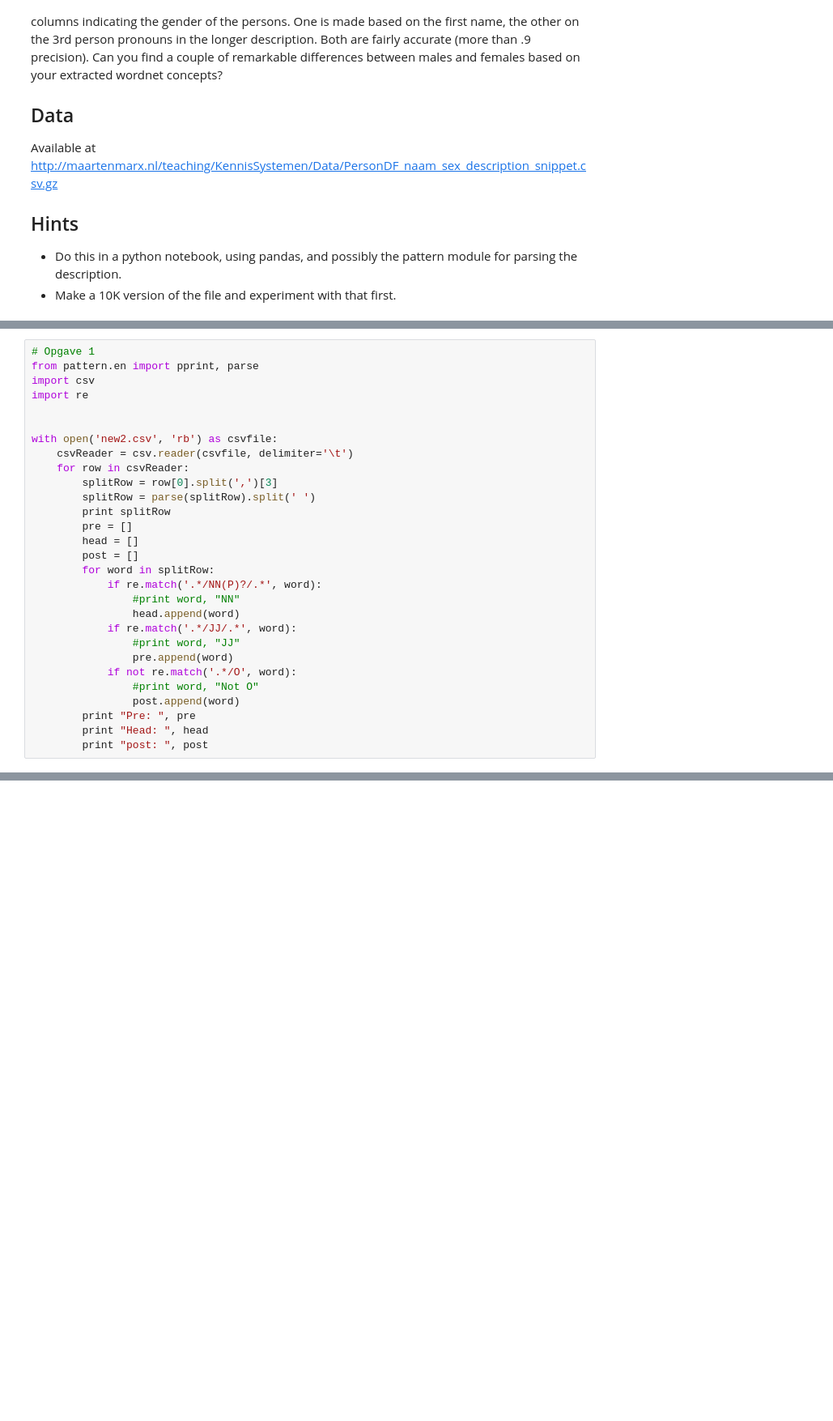
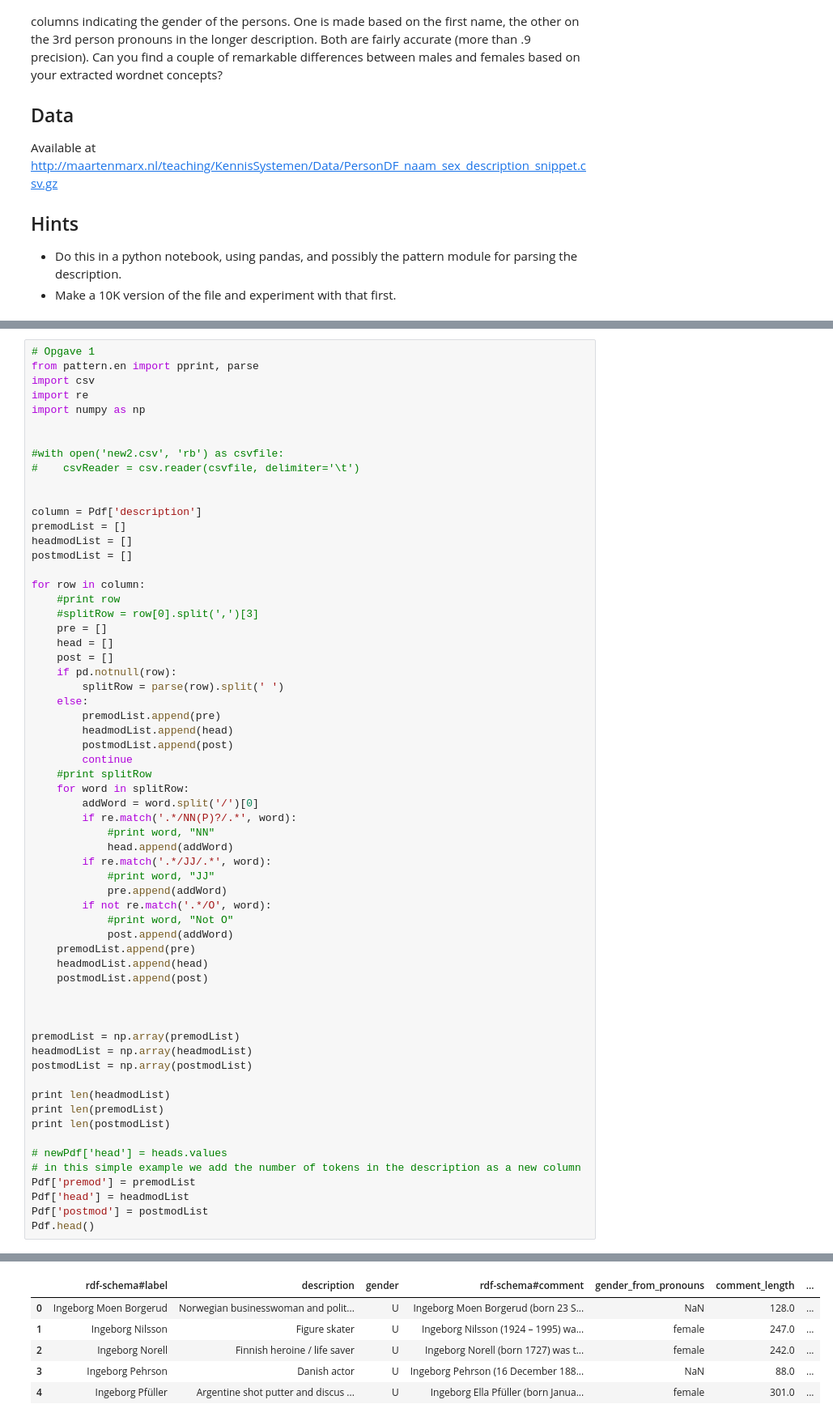
Before and after one commit to deZakelijke/Kennissystemen, a Jupyter notebook: Python/week7.ipynb, the cells around one changed output, grey strips where cells are left out. Shown at 81% size. Cells and saved outputs as stored; diff of their text form; blank space fills up the shorter version.

```diff
--- a/Python/week7.ipynb
+++ b/Python/week7.ipynb
@@ -56,28 +83,61 @@ Available at <http://maartenmarx.nl/teaching/KennisSystemen/Data/PersonDF_naam_s
 from pattern.en import pprint, parse
 import csv
 import re
+import numpy as np
 
 
-with open('new2.csv', 'rb') as csvfile:
-    csvReader = csv.reader(csvfile, delimiter='\t')
-    for row in csvReader:
-        splitRow = row[0].split(',')[3]
-        splitRow = parse(splitRow).split(' ')
-        print splitRow
-        pre = []
-        head = []
-        post = []
-        for word in splitRow:
-            if re.match('.*/NN(P)?/.*', word):
-                #print word, "NN"
-                head.append(word)
-            if re.match('.*/JJ/.*', word):
-                #print word, "JJ"
-                pre.append(word)
-            if not re.match('.*/O', word):
-                #print word, "Not O"
-                post.append(word)
-        print "Pre: ", pre
-        print "Head: ", head
-        print "post: ", post
+#with open('new2.csv', 'rb') as csvfile:
+#    csvReader = csv.reader(csvfile, delimiter='\t')
+
+
+column = Pdf['description']
+premodList = []
+headmodList = []
+postmodList = []
+
+for row in column:
+    #print row
+    #splitRow = row[0].split(',')[3]
+    pre = []
+    head = []
+    post = []
+    if pd.notnull(row):
+        splitRow = parse(row).split(' ')
+    else:
+        premodList.append(pre)
+        headmodList.append(head)
+        postmodList.append(post)
+        continue
+    #print splitRow
+    for word in splitRow:
+        addWord = word.split('/')[0]
+        if re.match('.*/NN(P)?/.*', word):
+            #print word, "NN"
+            head.append(addWord)
+        if re.match('.*/JJ/.*', word):
+            #print word, "JJ"
+            pre.append(addWord)
+        if not re.match('.*/O', word):
+            #print word, "Not O"
+            post.append(addWord)
+    premodList.append(pre)
+    headmodList.append(head)
+    postmodList.append(post)
+
+
+
+premodList = np.array(premodList)
+headmodList = np.array(headmodList)
+postmodList = np.array(postmodList)
+
+print len(headmodList)
+print len(premodList)
+print len(postmodList)
+
+# newPdf['head'] = heads.values
+# in this simple example we add the number of tokens in the description as a new column
+Pdf['premod'] = premodList
+Pdf['head'] = headmodList
+Pdf['postmod'] = postmodList
+Pdf.head()
 # %% [output]
@@ -101,3 +147,9 @@ post:  []
+|  | rdf-schema#label | description | gender | rdf-schema#comment | gender_from_pronouns | comment_length | ... |
+| 0 | Ingeborg Moen Borgerud | Norwegian businesswoman and polit... | U | Ingeborg Moen Borgerud (born 23 S... | NaN | 128.0 | ... |
+| 1 | Ingeborg Nilsson | Figure skater | U | Ingeborg Nilsson (1924 – 1995) wa... | female | 247.0 | ... |
+| 2 | Ingeborg Norell | Finnish heroine / life saver | U | Ingeborg Norell (born 1727) was t... | female | 242.0 | ... |
+| 3 | Ingeborg Pehrson | Danish actor | U | Ingeborg Pehrson (16 December 188... | NaN | 88.0 | ... |
+| 4 | Ingeborg Pfüller | Argentine shot putter and discus ... | U | Ingeborg Ella Pfüller (born Janua... | female | 301.0 | ... |
 # %%
 # Opgave 2
 from nltk.corpus import wordnet as wn
```
Also changed, not shown: parts of 13 cells of this notebook.
